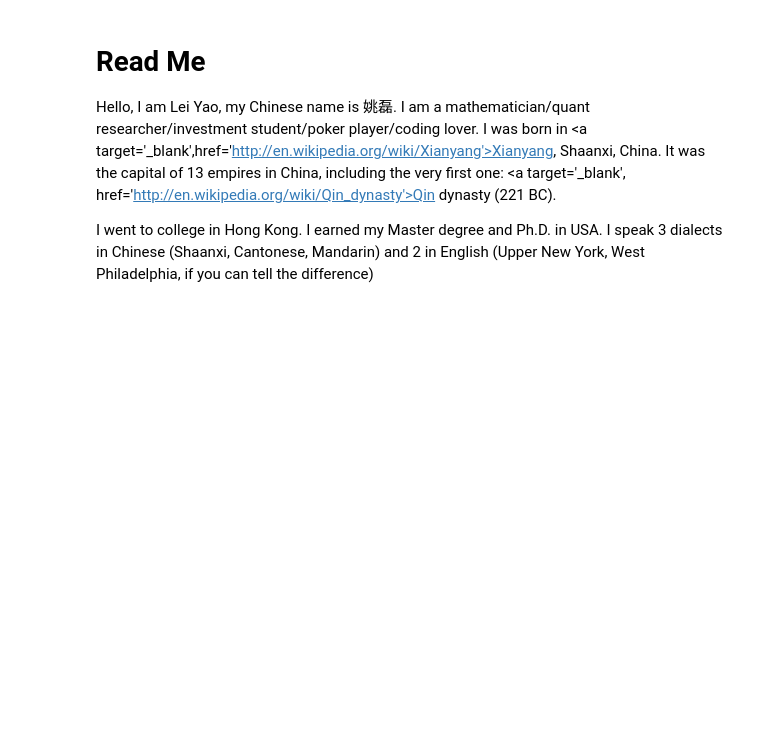
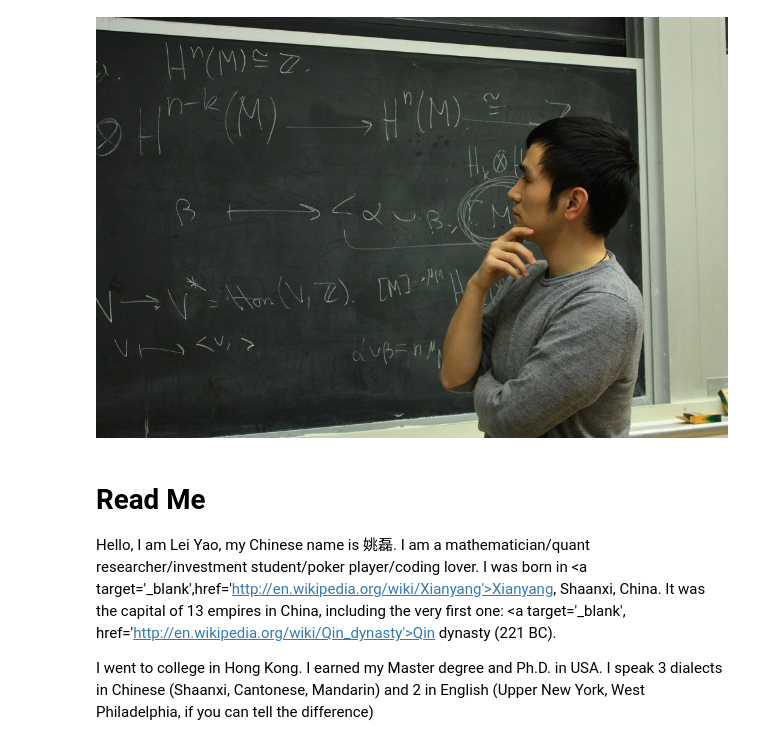
Before and after one commit to mark5907/mark5907.github.io, a Jupyter notebook: index.ipynb, the cells around one changed output. Cells and saved outputs as stored; diff of their text form; code cells hidden in the pictures; blank space fills up the shorter version.

```diff
--- a/index.ipynb
+++ b/index.ipynb
@@ -1,3 +1,7 @@
+# %%
+me
+# %% [output]
+[figure, added]
 # %% [markdown]
 # Read Me
 Hello, I am Lei Yao, my Chinese name is 姚磊. I am a mathematician/quant researcher/investment student/poker player/coding lover. I was born in
```
